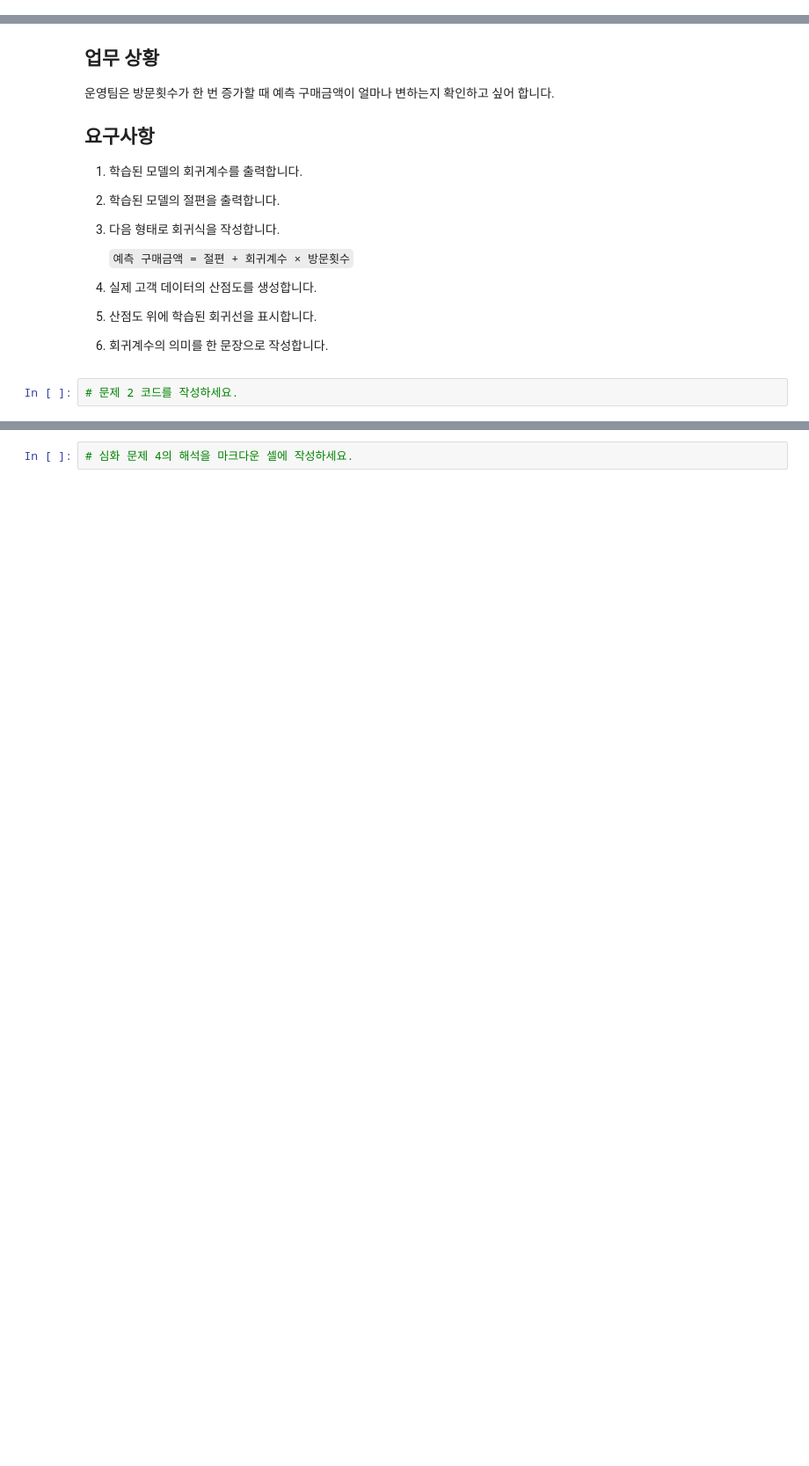
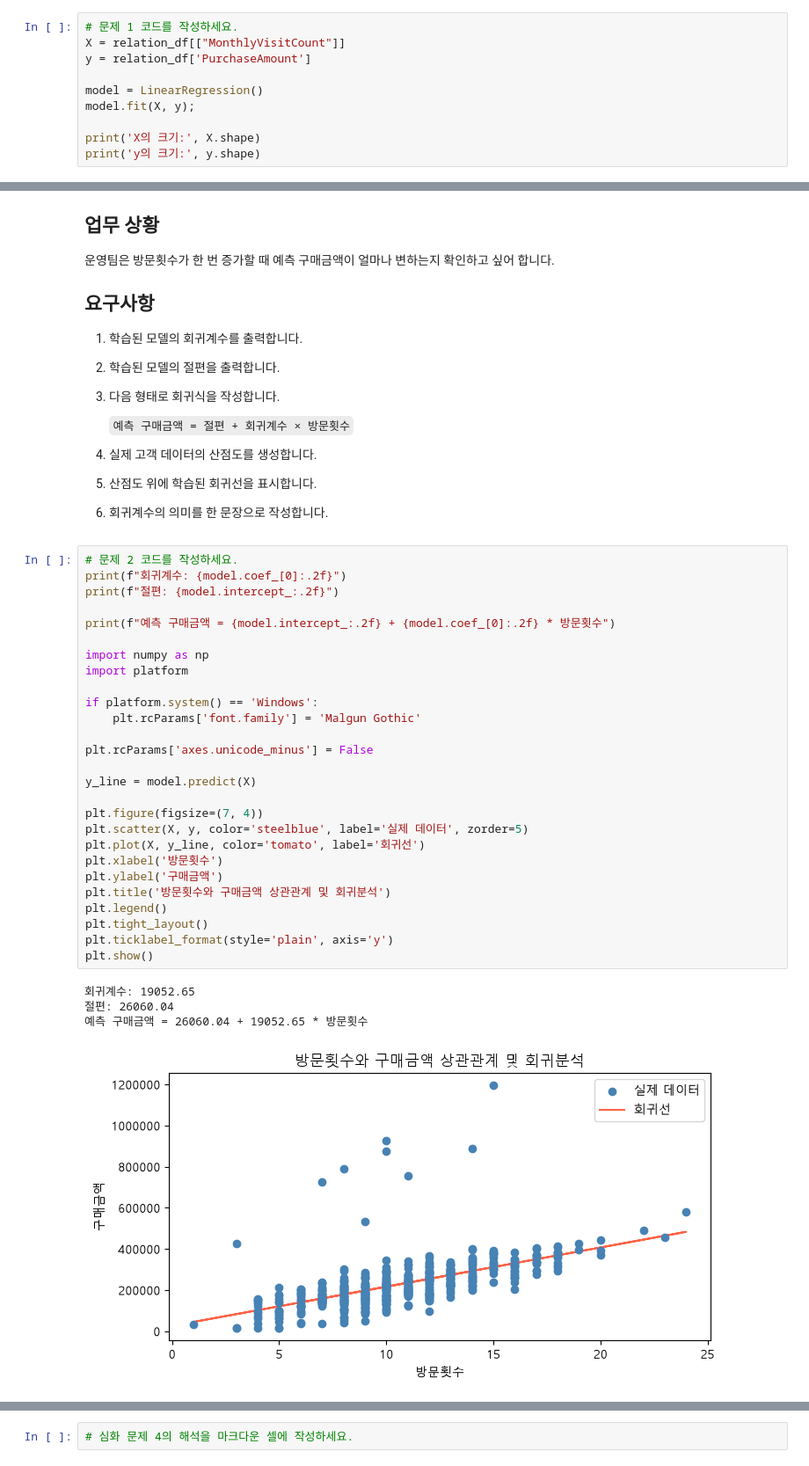
Before and after one commit to takkoyakki143/python-basic-assignment--, a Jupyter notebook: basic-statistics-assignment-서윤하/Part4_방문횟수를이용한_구매금액회귀예측_실습.ipynb, the cells around one changed output, grey strips where cells are left out. Shown at 88% size. Saved outputs shown, nothing was run; the diff lists cells and outputs as text; blank space fills up the shorter version.

```diff
--- a/basic-statistics-assignment-서윤하/Part4_방문횟수를이용한_구매금액회귀예측_실습.ipynb
+++ b/basic-statistics-assignment-서윤하/Part4_방문횟수를이용한_구매금액회귀예측_실습.ipynb
@@ -82,0 +89,10 @@ relation_df[regression_columns].head()
+# %%
+# 문제 1 코드를 작성하세요.
+X = relation_df[["MonthlyVisitCount"]]
+y = relation_df['PurchaseAmount']
+
+model = LinearRegression()
+model.fit(X, y);
+
+print('X의 크기:', X.shape)
+print('y의 크기:', y.shape)
@@ -99,8 +118,38 @@ relation_df[regression_columns].head()
 4. 실제 고객 데이터의 산점도를 생성합니다.
 5. 산점도 위에 학습된 회귀선을 표시합니다.
 6. 회귀계수의 의미를 한 문장으로 작성합니다.
-# %%
-# 문제 2 코드를 작성하세요.
+# %%
+# 문제 2 코드를 작성하세요.
+print(f"회귀계수: {model.coef_[0]:.2f}")
+print(f"절편: {model.intercept_:.2f}")
+
+print(f"예측 구매금액 = {model.intercept_:.2f} + {model.coef_[0]:.2f} * 방문횟수")
+
+import numpy as np
+import platform
+
+if platform.system() == 'Windows':
+    plt.rcParams['font.family'] = 'Malgun Gothic'
+
+plt.rcParams['axes.unicode_minus'] = False
+
+y_line = model.predict(X)
+
+plt.figure(figsize=(7, 4))
+plt.scatter(X, y, color='steelblue', label='실제 데이터', zorder=5)
+plt.plot(X, y_line, color='tomato', label='회귀선')
+plt.xlabel('방문횟수')
+plt.ylabel('구매금액')
+plt.title('방문횟수와 구매금액 상관관계 및 회귀분석')
+plt.legend()
+plt.tight_layout()
+plt.ticklabel_format(style='plain', axis='y')
+plt.show()
+# %% [output]
+회귀계수: 19052.65
+절편: 26060.04
+예측 구매금액 = 26060.04 + 19052.65 * 방문횟수
+[figure, added]
 # %% [markdown]
 # 문제 3. 모델 설명력 평가 및 구매금액 예측
 
```
Also changed, not shown: parts of 4 cells of this notebook, 4 other files.
